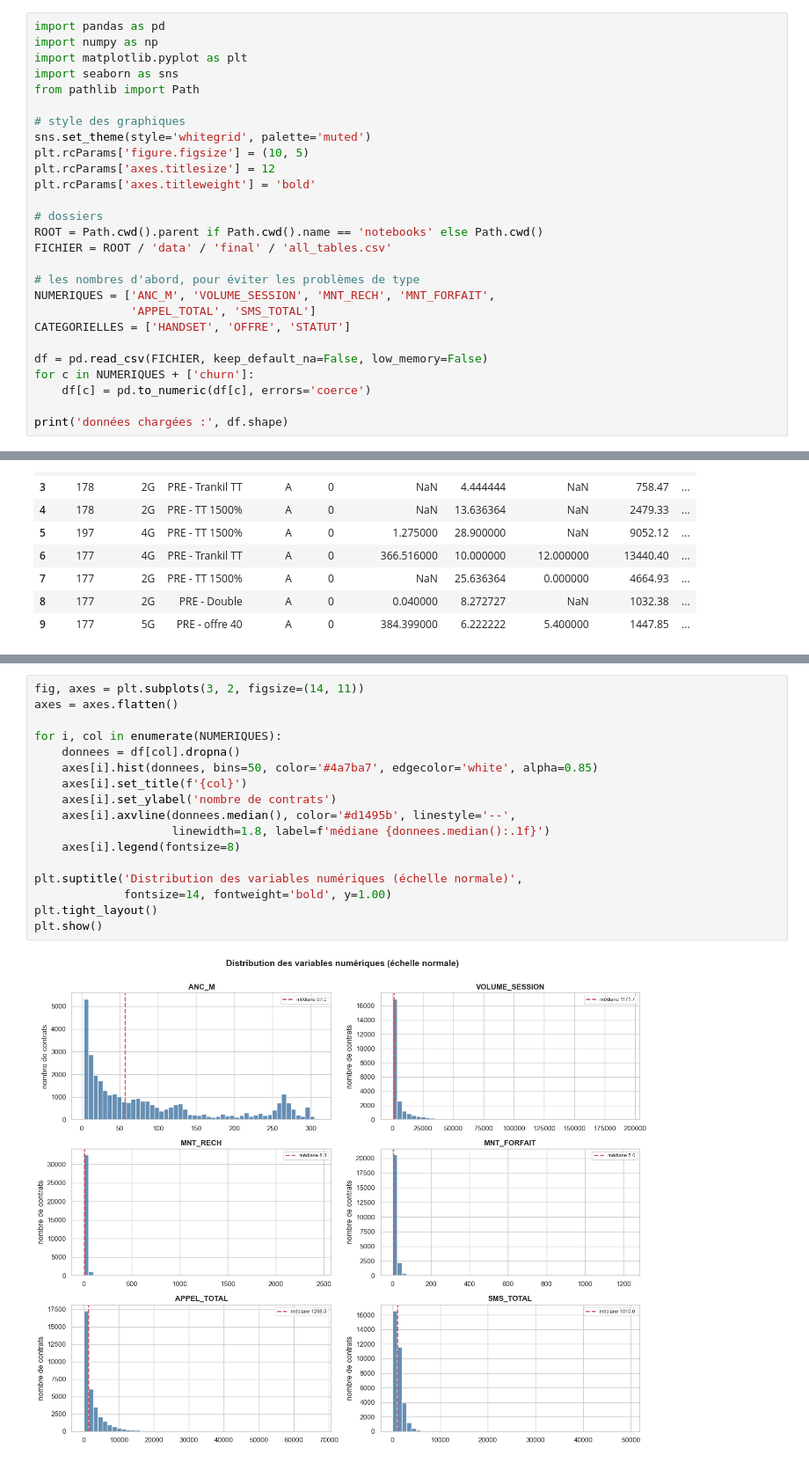
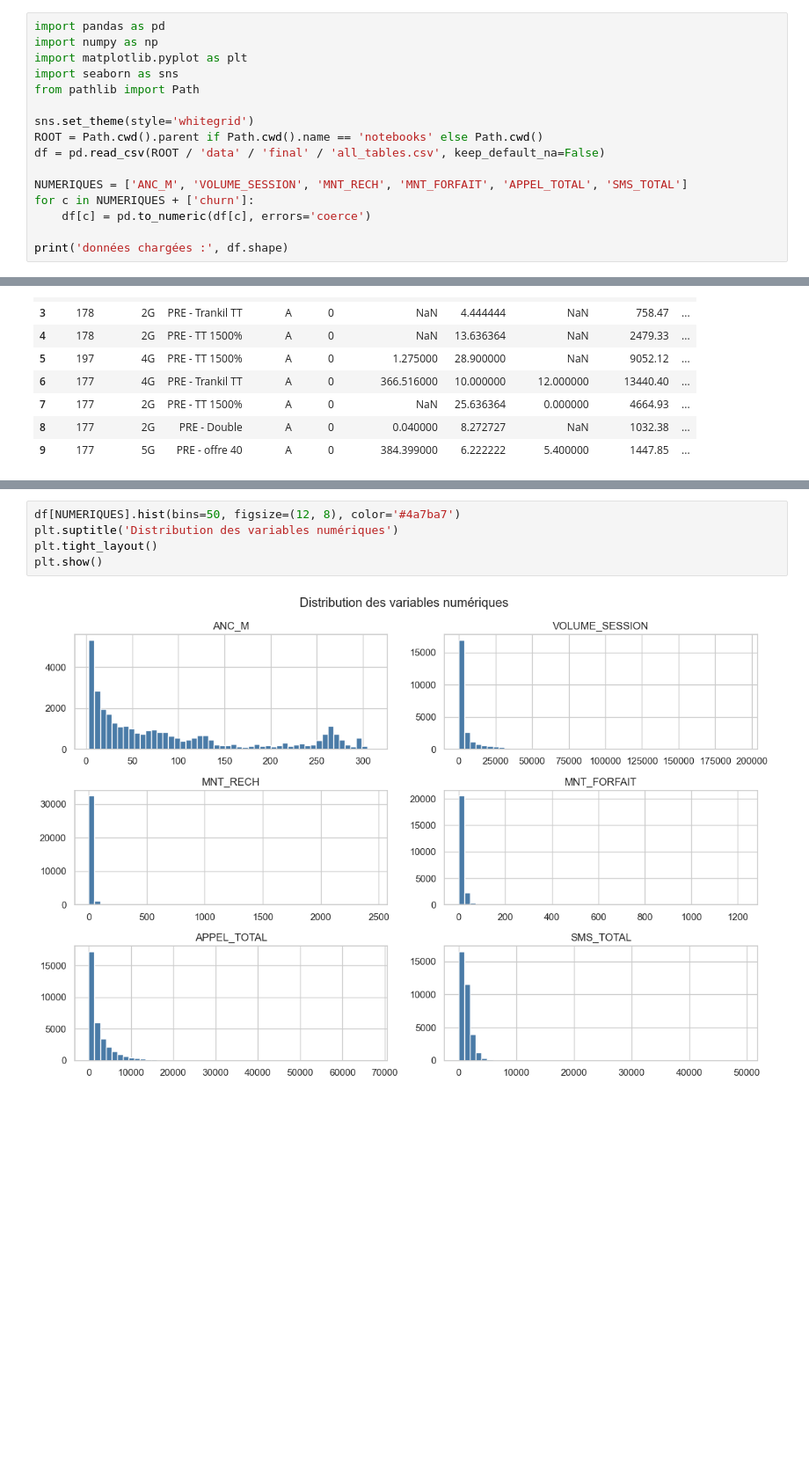
Before and after one commit to hayet11/ML, a Jupyter notebook: notebooks/02_visualisation.ipynb, the cells around one changed output, grey strips where cells are left out. Shown at 88% size. Drawn from its saved outputs; the diff is of its cells as text; blank space fills up the shorter version.

```diff
--- a/notebooks/02_visualisation.ipynb
+++ b/notebooks/02_visualisation.ipynb
@@ -26,22 +25,11 @@ import matplotlib.pyplot as plt
 import seaborn as sns
 from pathlib import Path
 
-# style des graphiques
-sns.set_theme(style='whitegrid', palette='muted')
-plt.rcParams['figure.figsize'] = (10, 5)
-plt.rcParams['axes.titlesize'] = 12
-plt.rcParams['axes.titleweight'] = 'bold'
+sns.set_theme(style='whitegrid')
+ROOT = Path.cwd().parent if Path.cwd().name == 'notebooks' else Path.cwd()
+df = pd.read_csv(ROOT / 'data' / 'final' / 'all_tables.csv', keep_default_na=False)
 
-# dossiers
-ROOT = Path.cwd().parent if Path.cwd().name == 'notebooks' else Path.cwd()
-FICHIER = ROOT / 'data' / 'final' / 'all_tables.csv'
-
-# les nombres d'abord, pour éviter les problèmes de type
-NUMERIQUES = ['ANC_M', 'VOLUME_SESSION', 'MNT_RECH', 'MNT_FORFAIT',
-              'APPEL_TOTAL', 'SMS_TOTAL']
-CATEGORIELLES = ['HANDSET', 'OFFRE', 'STATUT']
-
-df = pd.read_csv(FICHIER, keep_default_na=False, low_memory=False)
+NUMERIQUES = ['ANC_M', 'VOLUME_SESSION', 'MNT_RECH', 'MNT_FORFAIT', 'APPEL_TOTAL', 'SMS_TOTAL']
 for c in NUMERIQUES + ['churn']:
     df[c] = pd.to_numeric(df[c], errors='coerce')
 
@@ -154,19 +129,7 @@ Toutes ces variables sont **très asymétriques** : quelques clients consomment
 # %%
-fig, axes = plt.subplots(3, 2, figsize=(14, 11))
-axes = axes.flatten()
-
-for i, col in enumerate(NUMERIQUES):
-    donnees = df[col].dropna()
-    axes[i].hist(donnees, bins=50, color='#4a7ba7', edgecolor='white', alpha=0.85)
-    axes[i].set_title(f'{col}')
-    axes[i].set_ylabel('nombre de contrats')
-    axes[i].axvline(donnees.median(), color='#d1495b', linestyle='--',
-                    linewidth=1.8, label=f'médiane {donnees.median():.1f}')
-    axes[i].legend(fontsize=8)
-
-plt.suptitle('Distribution des variables numériques (échelle normale)',
-             fontsize=14, fontweight='bold', y=1.00)
+df[NUMERIQUES].hist(bins=50, figsize=(12, 8), color='#4a7ba7')
+plt.suptitle('Distribution des variables numériques')
 plt.tight_layout()
 plt.show()
 # %% [output]
-[figure, old version]
+[figure, new version]
```
Also changed, not shown: parts of 28 cells of this notebook.
